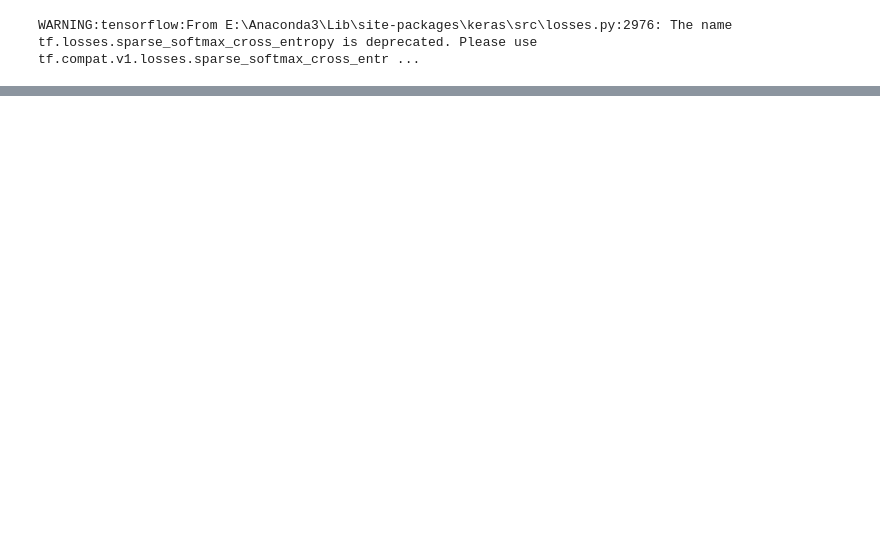
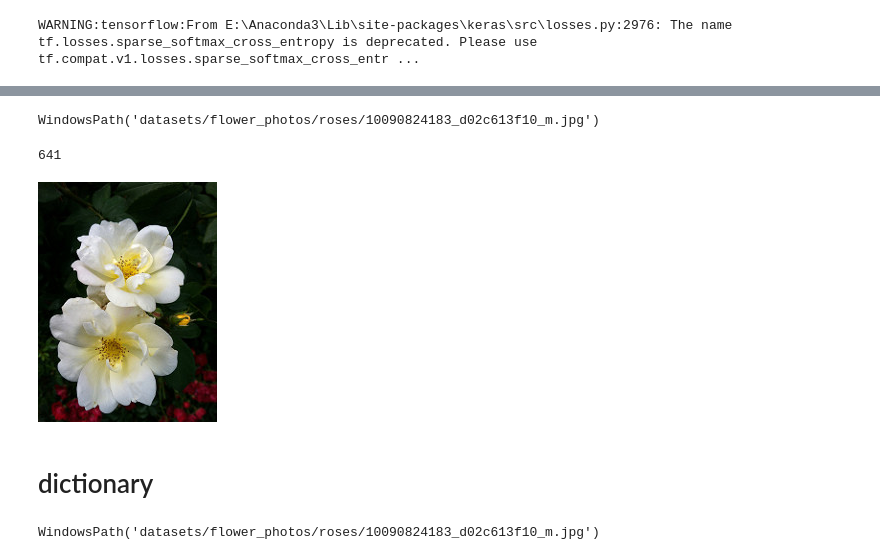
Before and after one commit to rupali99rakibe/Deep-learning, a Jupyter notebook: Data_augumentation.ipynb, the cells around one changed output, grey strips where cells are left out. Cells and saved outputs as stored; diff of their text form; code cells hidden in the pictures; blank space fills up the shorter version.

```diff
--- a/Data_augumentation.ipynb
+++ b/Data_augumentation.ipynb
@@ -20,0 +25,2 @@ Downloading data from https://storage.googleapis.com/download.tensorflow.org/exa
+# %%
+data_path = pathlib.Path(data_dir)
@@ -20,0 +62,3 @@ Downloading data from https://storage.googleapis.com/download.tensorflow.org/exa
+# %%
+roses = list(data_path.glob("roses/*.jpg"))
+roses
@@ -20,0 +83,15 @@ Downloading data from https://storage.googleapis.com/download.tensorflow.org/exa
+# %%
+roses[0]
+# %% [output]
+WindowsPath('datasets/flower_photos/roses/10090824183_d02c613f10_m.jpg')
+# %%
+len(roses)
+# %% [output]
+641
+# %%
+#  see an image using pillow library
+PIL.Image.open(roses[0])
+# %% [output]
+[figure, added]
+# %% [markdown]
+# dictionary
@@ -20,0 +110,5 @@ Downloading data from https://storage.googleapis.com/download.tensorflow.org/exa
+# %%
+# access a single sample
+flower_images_dict['roses'][0]
+# %% [output]
+WindowsPath('datasets/flower_photos/roses/10090824183_d02c613f10_m.jpg')
```
Also changed, not shown: parts of 31 cells of this notebook.
